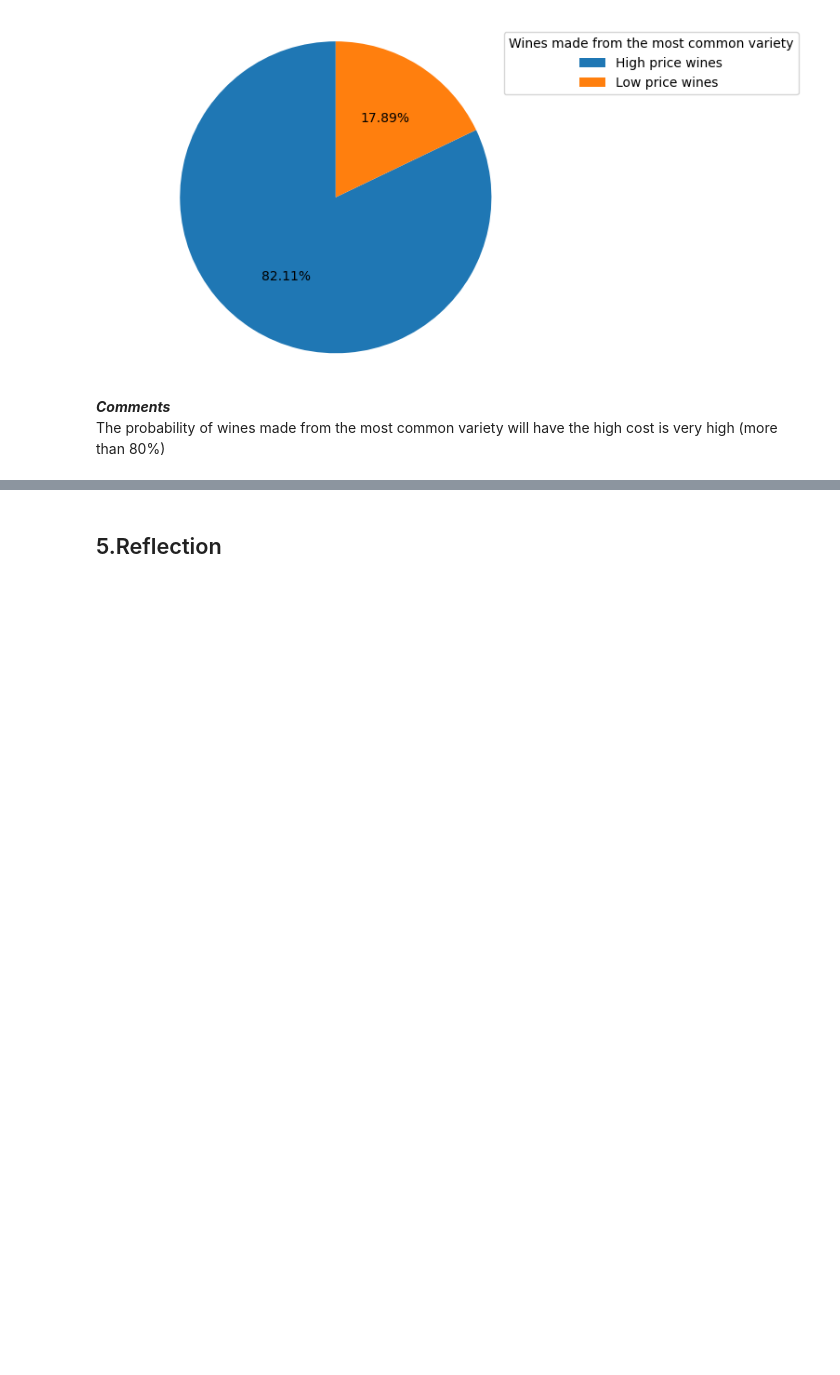
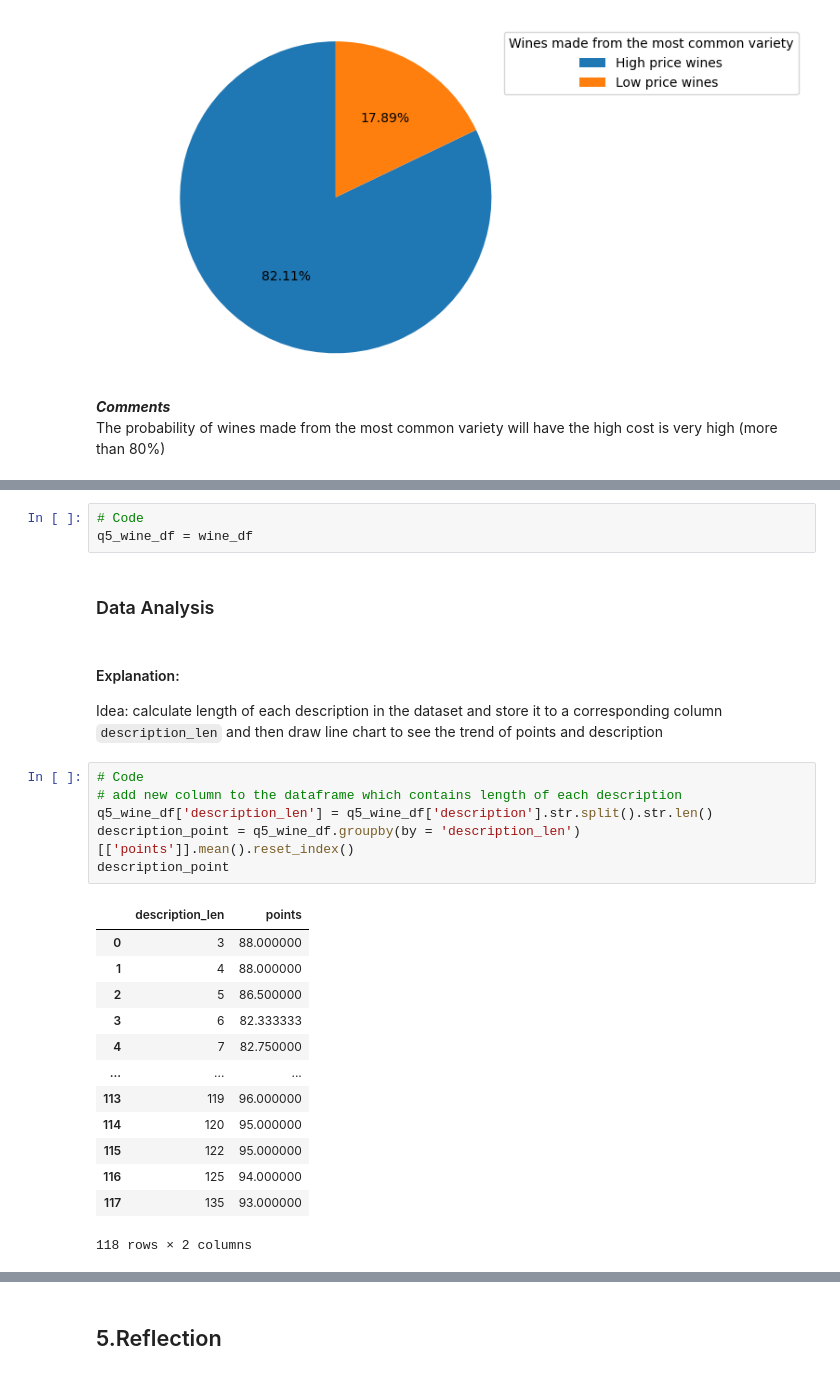
Before and after one commit to iamdkSang/20127214_20127612_Wine-Reviews, a Jupyter notebook: 20127214_20127612.ipynb, the cells around one changed output, grey strips where cells are left out. Drawn from its saved outputs; the diff is of its cells as text; blank space fills up the shorter version.

```diff
--- a/20127214_20127612.ipynb
+++ b/20127214_20127612.ipynb
@@ -553,0 +598,28 @@ The probability of wines made from the most common variety will have the high co
+# %%
+# Code
+q5_wine_df = wine_df
+# %% [markdown]
+### Data Analysis
+# %% [markdown]
+#### Explanation:
+Idea: calculate length of each description in the dataset and store it to a corresponding column `description_len` and then draw line chart to see the trend of points and description
+# %%
+# Code
+# add new column to the dataframe which contains length of each description
+q5_wine_df['description_len'] = q5_wine_df['description'].str.split().str.len()
+description_point = q5_wine_df.groupby(by = 'description_len')[['points']].mean().reset_index()
+description_point
+# %% [output]
+|  | description_len | points |
+| 0 | 3 | 88.000000 |
+| 1 | 4 | 88.000000 |
+| 2 | 5 | 86.500000 |
+| 3 | 6 | 82.333333 |
+| 4 | 7 | 82.750000 |
+| ... | ... | ... |
+| 113 | 119 | 96.000000 |
+| 114 | 120 | 95.000000 |
+| 115 | 122 | 95.000000 |
+| 116 | 125 | 94.000000 |
+| 117 | 135 | 93.000000 |
+118 rows × 2 columns
```
Also changed, not shown: parts of 14 cells of this notebook.
